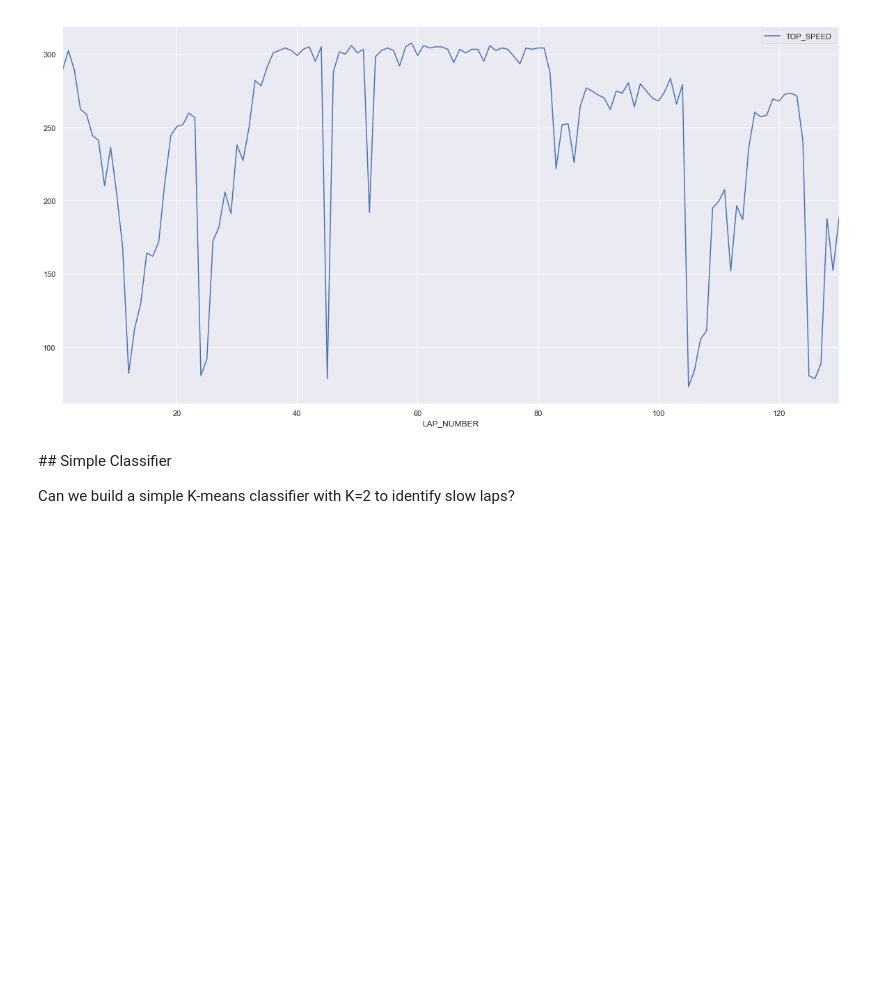
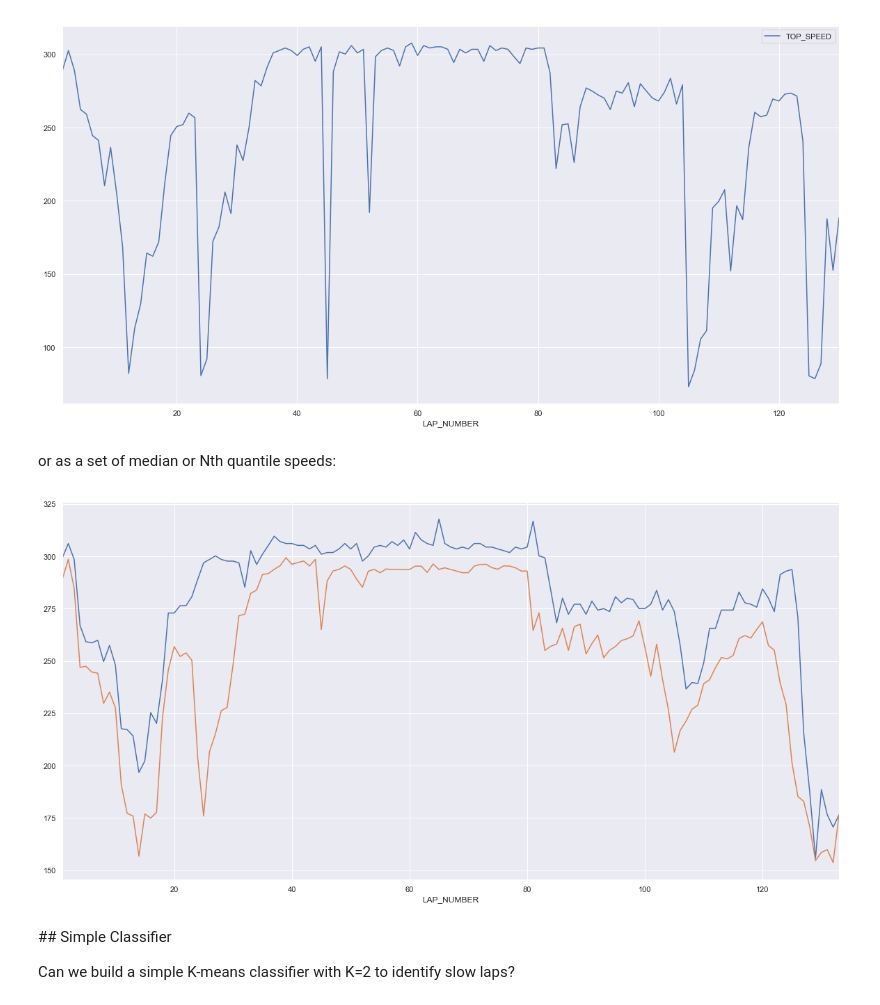
Before and after one commit to f1datajunkie/WEC, a Jupyter notebook: notebooks/Race Events.ipynb, the cells around one changed output. Drawn from its saved outputs; the diff is of its cells as text; code cells hidden in the pictures; blank space fills up the shorter version.

Commit message:
Add n'th quantile speed review

```diff
--- a/notebooks/Race Events.ipynb
+++ b/notebooks/Race Events.ipynb
@@ -200,6 +202,13 @@ If we have a full lap yellow or safety car, this should be reflected in the top
 laptimes[laptimes['NUMBER']=='1'].plot(x='LAP_NUMBER',y='TOP_SPEED');
 # %% [output]
 [figure]
+# %% [markdown]
+or as a set of median or Nth quantile speeds:
+# %%
+ax = laptimes.groupby('LAP_NUMBER')['TOP_SPEED'].quantile(1).plot();
+laptimes.groupby('LAP_NUMBER')['TOP_SPEED'].quantile(.85).plot(ax=ax);
+# %% [output]
+[figure, added]
 # %% [markdown]
 ## Simple Classifier
 
```
Also changed, not shown: parts of 1 cell of this notebook, 1 other file.
